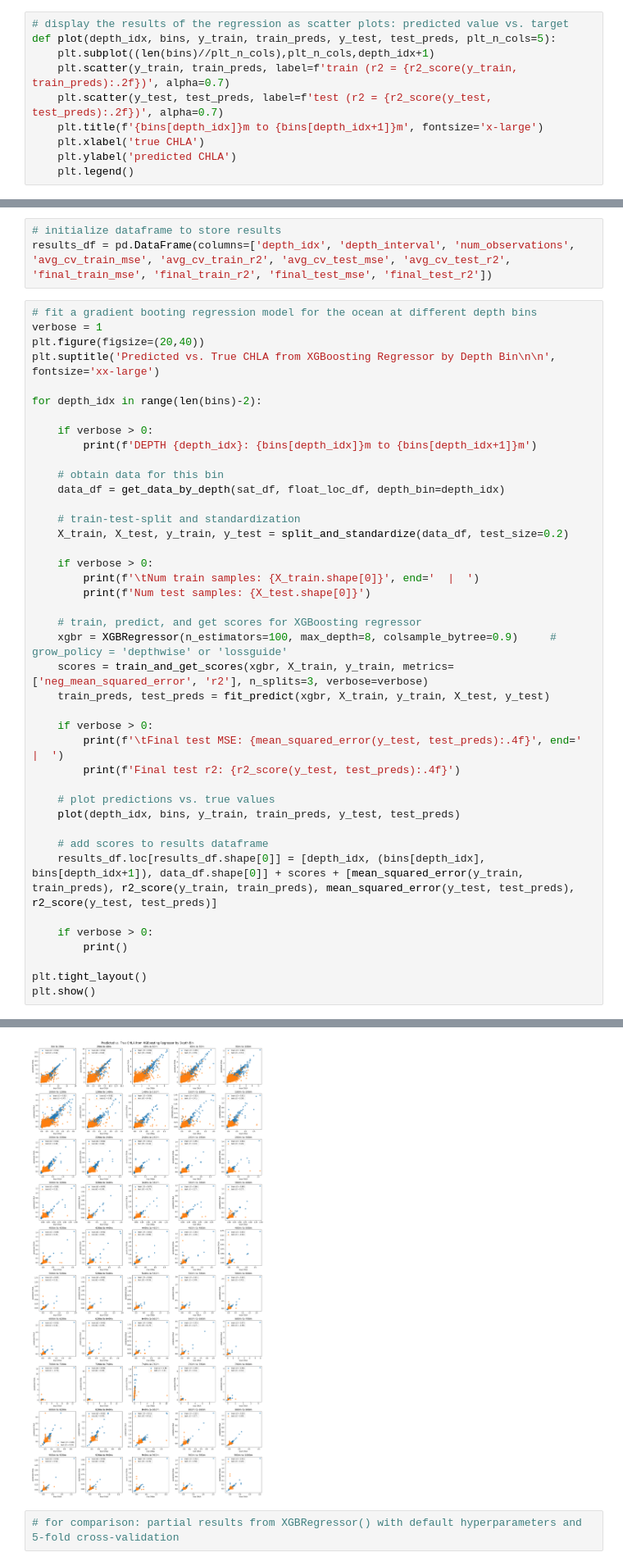
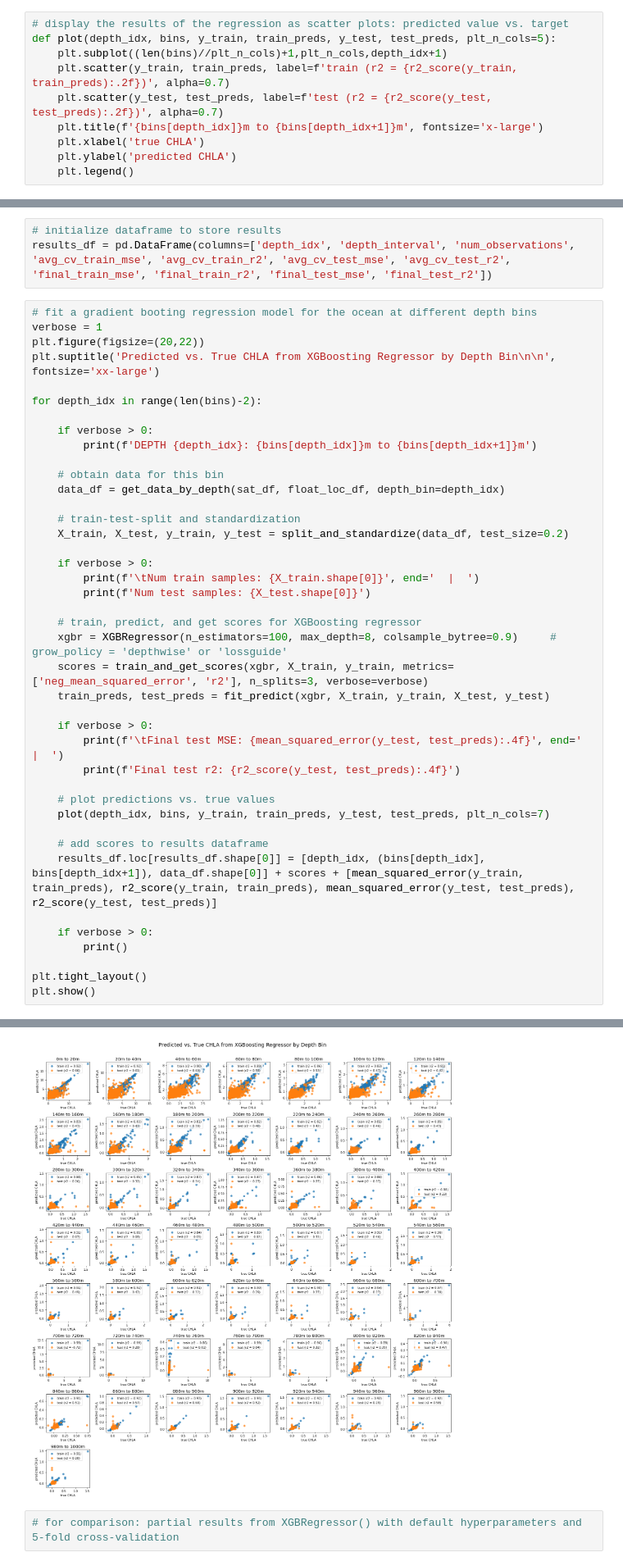
Before and after one commit to gnyirjesy/ocean-depth-characterization, a Jupyter notebook: preliminary_models/xgb_different_depths_ejd.ipynb, the cells around one changed output, grey strips where cells are left out. Shown at 82% size. Saved outputs shown, nothing was run; the diff lists cells and outputs as text.

```diff
--- a/preliminary_models/xgb_different_depths_ejd.ipynb
+++ b/preliminary_models/xgb_different_depths_ejd.ipynb
@@ -249,16 +249,16 @@ def fit_predict(model, X_train, y_train, X_test, y_test):
     test_preds = model.predict(X_test)
 
     return train_preds, test_preds
-# %%
-# display the results of the regression as scatter plots: predicted value vs. target
-def plot(depth_idx, bins, y_train, train_preds, y_test, test_preds, plt_n_cols=5):
-    plt.subplot((len(bins)//plt_n_cols),plt_n_cols,depth_idx+1)
-    plt.scatter(y_train, train_preds, label=f'train (r2 = {r2_score(y_train, train_preds):.2f})', alpha=0.7)
-    plt.scatter(y_test, test_preds, label=f'test (r2 = {r2_score(y_test, test_preds):.2f})', alpha=0.7)
-    plt.title(f'{bins[depth_idx]}m to {bins[depth_idx+1]}m', fontsize='x-large')
-    plt.xlabel('true CHLA')
-    plt.ylabel('predicted CHLA')
-    plt.legend()
+# %%
+# display the results of the regression as scatter plots: predicted value vs. target
+def plot(depth_idx, bins, y_train, train_preds, y_test, test_preds, plt_n_cols=5):
+    plt.subplot((len(bins)//plt_n_cols)+1,plt_n_cols,depth_idx+1)
+    plt.scatter(y_train, train_preds, label=f'train (r2 = {r2_score(y_train, train_preds):.2f})', alpha=0.7)
+    plt.scatter(y_test, test_preds, label=f'test (r2 = {r2_score(y_test, test_preds):.2f})', alpha=0.7)
+    plt.title(f'{bins[depth_idx]}m to {bins[depth_idx+1]}m', fontsize='x-large')
+    plt.xlabel('true CHLA')
+    plt.ylabel('predicted CHLA')
+    plt.legend()
 # %% [markdown]
 ## XGB regressor at varying depths
 # %%
@@ -296,7 +296,7 @@ results_df = pd.DataFrame(columns=['depth_idx', 'depth_interval', 'num_observati
 # %%
 # fit a gradient booting regression model for the ocean at different depth bins
 verbose = 1
-plt.figure(figsize=(20,40))
+plt.figure(figsize=(20,22))
 plt.suptitle('Predicted vs. True CHLA from XGBoosting Regressor by Depth Bin\n\n', fontsize='xx-large')
 
 for depth_idx in range(len(bins)-2):
@@ -324,35 +324,35 @@ for depth_idx in range(len(bins)-2):
         print(f'Final test r2: {r2_score(y_test, test_preds):.4f}')
 
     # plot predictions vs. true values
-    plot(depth_idx, bins, y_train, train_preds, y_test, test_preds)
+    plot(depth_idx, bins, y_train, train_preds, y_test, test_preds, plt_n_cols=7)
 
     # add scores to results dataframe
     results_df.loc[results_df.shape[0]] = [depth_idx, (bins[depth_idx], bins[depth_idx+1]), data_df.shape[0]] + scores + [mean_squared_error(y_train, train_preds), r2_score(y_train, train_preds), mean_squared_error(y_test, test_preds), r2_score(y_test, test_preds)]
 
     if verbose > 0:
         print()
 
 plt.tight_layout()
 plt.show()
 # %% [output]
 DEPTH 0: 0m to 20m
         Num train samples: 38000  |  Num test samples: 9501
         Avg train MSE: 0.0309   Avg train r2: 0.9415    Avg val MSE: 0.2144     Avg val r2: 0.5938
         Final test MSE: 0.1700  |  Final test r2: 0.6634
 
 DEPTH 1: 20m to 40m
         Num train samples: 38000  |  Num test samples: 9500
         Avg train MSE: 0.0283   Avg train r2: 0.9408    Avg val MSE: 0.1810     Avg val r2: 0.6214
         Final test MSE: 0.1847  |  Final test r2: 0.6072
 
 DEPTH 2: 40m to 60m
         Num train samples: 38000  |  Num test samples: 9500
 ... (233 lines left out)
 DEPTH 49: 980m to 1000m
         Num train samples: 32774  |  Num test samples: 8194
         Avg train MSE: 0.0000   Avg train r2: 0.9275    Avg val MSE: 0.0002     Avg val r2: 0.1967
         Final test MSE: 0.0002  |  Final test r2: 0.1983
-[figure, old version]
+[figure, new version]
 # %%
 # for comparison: partial results from XGBRegressor() with default hyperparameters and 5-fold cross-validation
 # %% [output]
```
Also changed, not shown: parts of 4 cells of this notebook, 1 other file.
